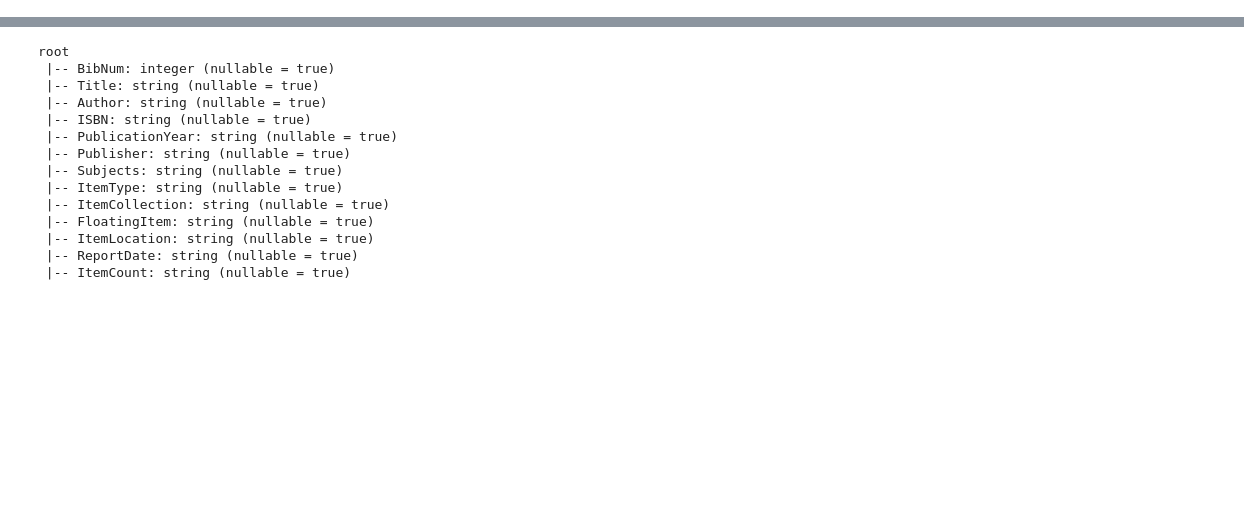
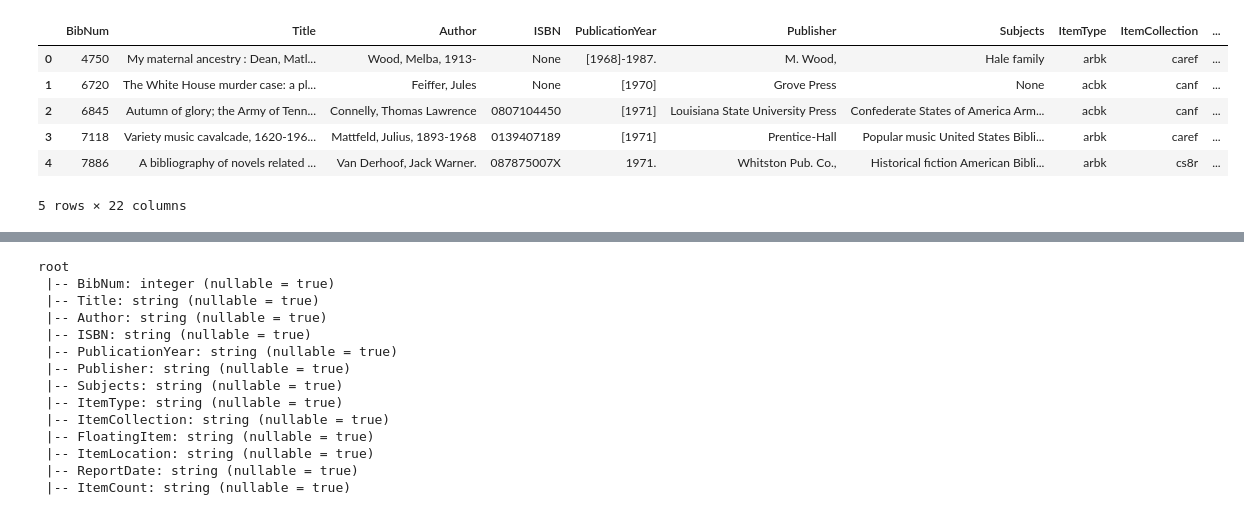
Before and after one commit to ediarifigueiras/ABDProject, a Jupyter notebook: Seattle Library - Classification Model.ipynb, the cells around one changed output, grey strips where cells are left out. Drawn from its saved outputs; the diff is of its cells as text; code cells hidden in the pictures; blank space fills up the shorter version.

```diff
--- a/Seattle Library - Classification Model.ipynb
+++ b/Seattle Library - Classification Model.ipynb
@@ -54,0 +99,21 @@ DataFrame[BibNum: int, Title: string, Author: string, ISBN: string, PublicationY
+# %%
+df_main = spark.read.format("csv")\
+.schema(customSchema)\
+.load("library-collection-inventory-sample.csv")
+df_main.dataframeName='seattle-library-sample'
+
+#df_item_type = spark.read.format("csv")\
+#.option("header","true")\
+#.option("inferSchema", "true")\
+#.load("ItemType.csv")
+#df_item_type.dataframeName='item-type'
+
+df_item_collection = spark.read.format("csv")\
+.option("header","true")\
+.option("inferSchema", "true")\
+.load("ItemCollection.csv")
+df_item_collection.dataframeName='item-collection'
+
+df_main.cache()
+#df_item_type.cache()
+df_item_collection.cache()
@@ -54,0 +144,17 @@ DataFrame[BibNum: int, Title: string, Author: string, ISBN: string, PublicationY
+# %%
+#df_main_join_df_item_type = df_main.join(df_item_type, df_main.ItemType == df_item_type.Code)
+df_main_join_df_item_collection = df_main.join(df_item_collection, df_main.ItemCollection == df_item_collection.Code)
+#             .groupBy('v1')
+#             .agg(F.countDistinct('c3').alias('v2'))
+#         )
+# %%
+#df_main_join_df_item_code.show(truncate=False)
+pd.DataFrame(df_main_join_df_item_collection.take(5), columns=df_main_join_df_item_collection.columns)
+# %% [output]
+|  | BibNum | Title | Author | ISBN | PublicationYear | Publisher | Subjects | ItemType | ItemCollection | ... |
+| 0 | 4750 | My maternal ancestry : Dean, Matl... | Wood, Melba, 1913- | None | [1968]-1987. | M. Wood, | Hale family | arbk | caref | ... |
+| 1 | 6720 | The White House murder case: a pl... | Feiffer, Jules | None | [1970] | Grove Press | None | acbk | canf | ... |
+| 2 | 6845 | Autumn of glory; the Army of Tenn... | Connelly, Thomas Lawrence | 0807104450 | [1971] | Louisiana State University Press | Confederate States of America Arm... | acbk | canf | ... |
+| 3 | 7118 | Variety music cavalcade, 1620-196... | Mattfeld, Julius, 1893-1968 | 0139407189 | [1971] | Prentice-Hall | Popular music United States Bibli... | arbk | caref | ... |
+| 4 | 7886 | A bibliography of novels related ... | Van Derhoof, Jack Warner. | 087875007X | 1971. | Whitston Pub. Co., | Historical fiction American Bibli... | arbk | cs8r | ... |
+5 rows × 22 columns
```
Also changed, not shown: parts of 55 cells of this notebook.
